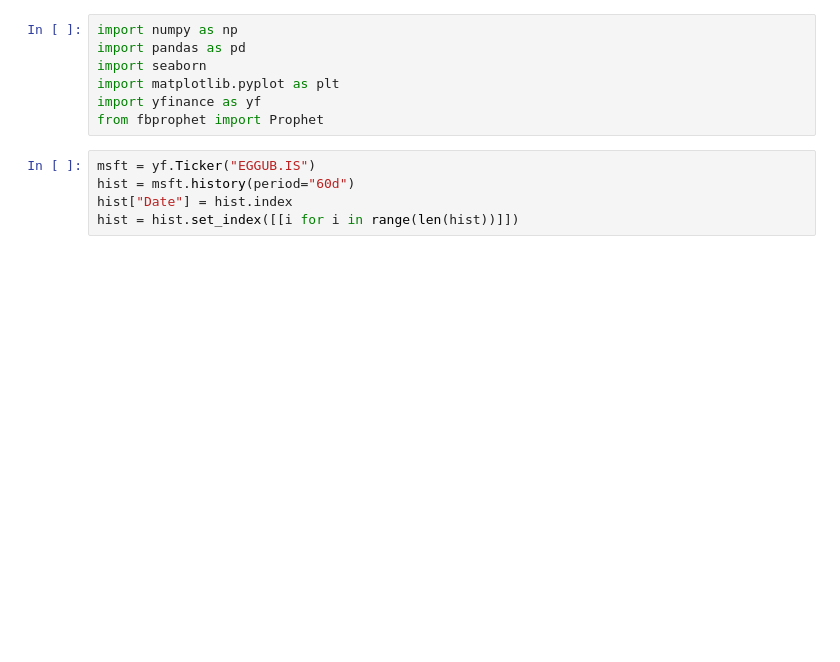
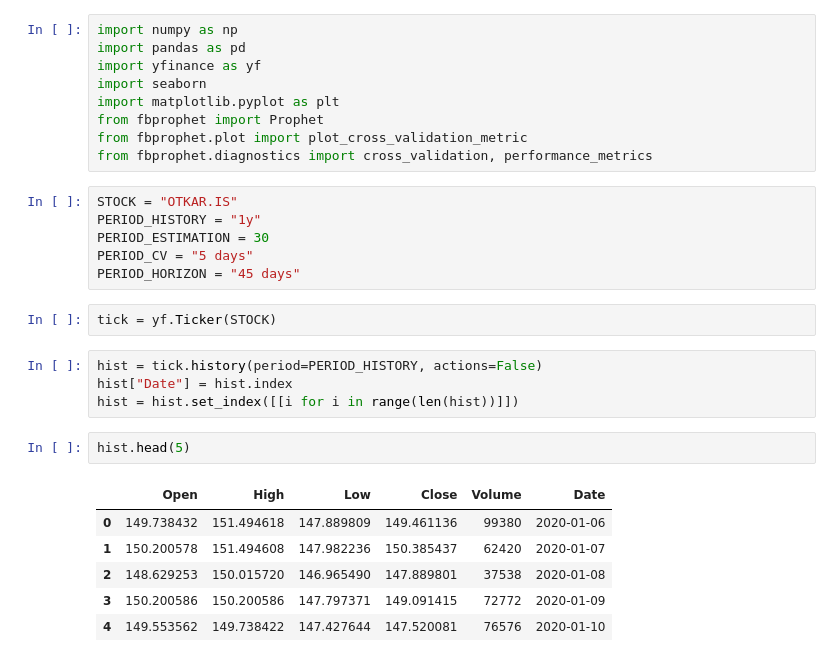
Before and after one commit to myasiny/stockbroker, a Jupyter notebook: main.ipynb, the cells around one changed output. Drawn from its saved outputs; the diff is of its cells as text; blank space fills up the shorter version.

```diff
--- a/main.ipynb
+++ b/main.ipynb
@@ -1,12 +1,30 @@
 # %%
 import numpy as np
 import pandas as pd
+import yfinance as yf
 import seaborn
 import matplotlib.pyplot as plt
-import yfinance as yf
 from fbprophet import Prophet
+from fbprophet.plot import plot_cross_validation_metric
+from fbprophet.diagnostics import cross_validation, performance_metrics
+# %%
+STOCK = "OTKAR.IS"
+PERIOD_HISTORY = "1y"
+PERIOD_ESTIMATION = 30
+PERIOD_CV = "5 days"
+PERIOD_HORIZON = "45 days"
+# %%
+tick = yf.Ticker(STOCK)
 # %%
-msft = yf.Ticker("EGGUB.IS")
-hist = msft.history(period="60d")
+hist = tick.history(period=PERIOD_HISTORY, actions=False)
 hist["Date"] = hist.index
 hist = hist.set_index([[i for i in range(len(hist))]])
+# %%
+hist.head(5)
+# %% [output]
+|  | Open | High | Low | Close | Volume | Date |
+| 0 | 149.738432 | 151.494618 | 147.889809 | 149.461136 | 99380 | 2020-01-06 |
+| 1 | 150.200578 | 151.494608 | 147.982236 | 150.385437 | 62420 | 2020-01-07 |
+| 2 | 148.629253 | 150.015720 | 146.965490 | 147.889801 | 37538 | 2020-01-08 |
+| 3 | 150.200586 | 150.200586 | 147.797371 | 149.091415 | 72772 | 2020-01-09 |
+| 4 | 149.553562 | 149.738422 | 147.427644 | 147.520081 | 76576 | 2020-01-10 |
```
Also changed, not shown: parts of 15 cells of this notebook, 4 other files.
